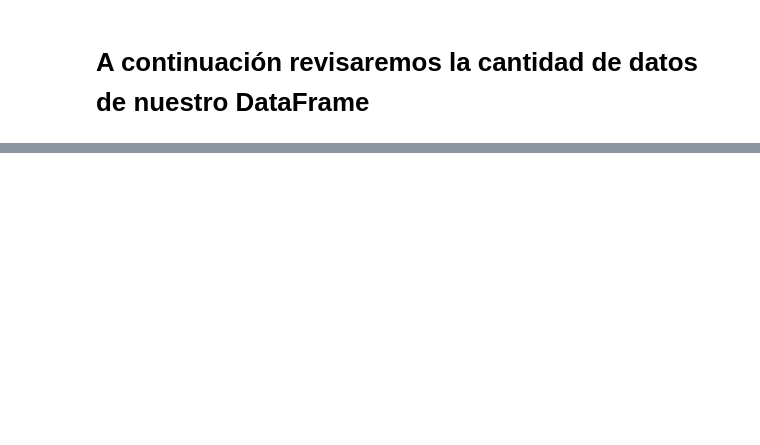
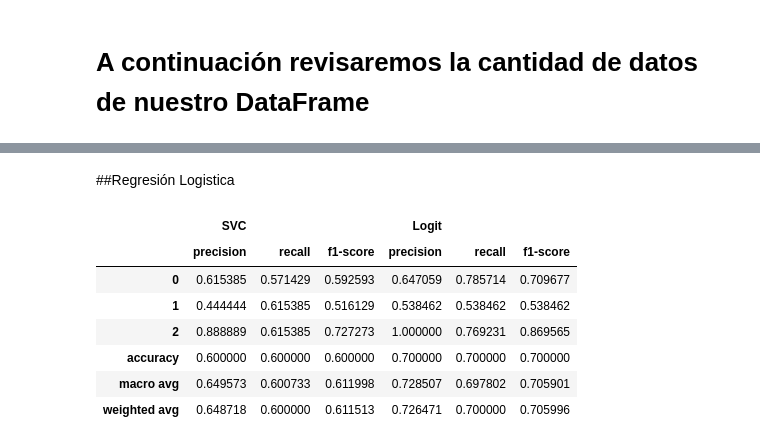
Before and after one commit to Felipe4444/Portafolio, a Jupyter notebook: Portafolio.ipynb, the cells around one changed output, grey strips where cells are left out. Drawn from its saved outputs; the diff is of its cells as text; code cells hidden in the pictures; blank space fills up the shorter version.

```diff
--- a/Portafolio.ipynb
+++ b/Portafolio.ipynb
@@ -190,0 +306,4 @@ El dataFrame contiene 197 filas y 36columnas, de las cuales 24 contiene registro
+# %%
+y_clase = pd.qcut(y, q=3, labels=[0, 1, 2])#Clasificacion bajo/medio/alto
+X = X_std_pca
+y = y_clase
@@ -190,0 +349,45 @@ El dataFrame contiene 197 filas y 36columnas, de las cuales 24 contiene registro
+# %% [markdown]
+##Regresión Logistica
+# %%
+from sklearn.linear_model import LogisticRegression
+
+logit = LogisticRegression(
+    penalty='l2',
+    C=1.0,
+    solver='lbfgs',
+    class_weight='balanced',
+    max_iter=1000,
+    random_state=42
+)
+
+logit.fit(X_train, y_train)
+y_pred_logit = logit.predict(X_test)
+
+report_logit = classification_report(
+    y_test,
+    y_pred_logit,
+    output_dict=True
+)
+# %%
+df_svc = pd.DataFrame(report_svc).T
+df_logit = pd.DataFrame(report_logit).T
+# %%
+comparacion = pd.concat(
+    [
+        df_svc[['precision', 'recall', 'f1-score']],
+        df_logit[['precision', 'recall', 'f1-score']]
+    ],
+    axis=1,
+    keys=['SVC', 'Logit']
+)
+
+comparacion
+# %% [output]
+|  | SVC |  |  | Logit |  |  |
+|  | precision | recall | f1-score | precision | recall | f1-score |
+| 0 | 0.615385 | 0.571429 | 0.592593 | 0.647059 | 0.785714 | 0.709677 |
+| 1 | 0.444444 | 0.615385 | 0.516129 | 0.538462 | 0.538462 | 0.538462 |
+| 2 | 0.888889 | 0.615385 | 0.727273 | 1.000000 | 0.769231 | 0.869565 |
+| accuracy | 0.600000 | 0.600000 | 0.600000 | 0.700000 | 0.700000 | 0.700000 |
+| macro avg | 0.649573 | 0.600733 | 0.611998 | 0.728507 | 0.697802 | 0.705901 |
+| weighted avg | 0.648718 | 0.600000 | 0.611513 | 0.726471 | 0.700000 | 0.705996 |
```
Also changed, not shown: parts of 30 cells of this notebook.
